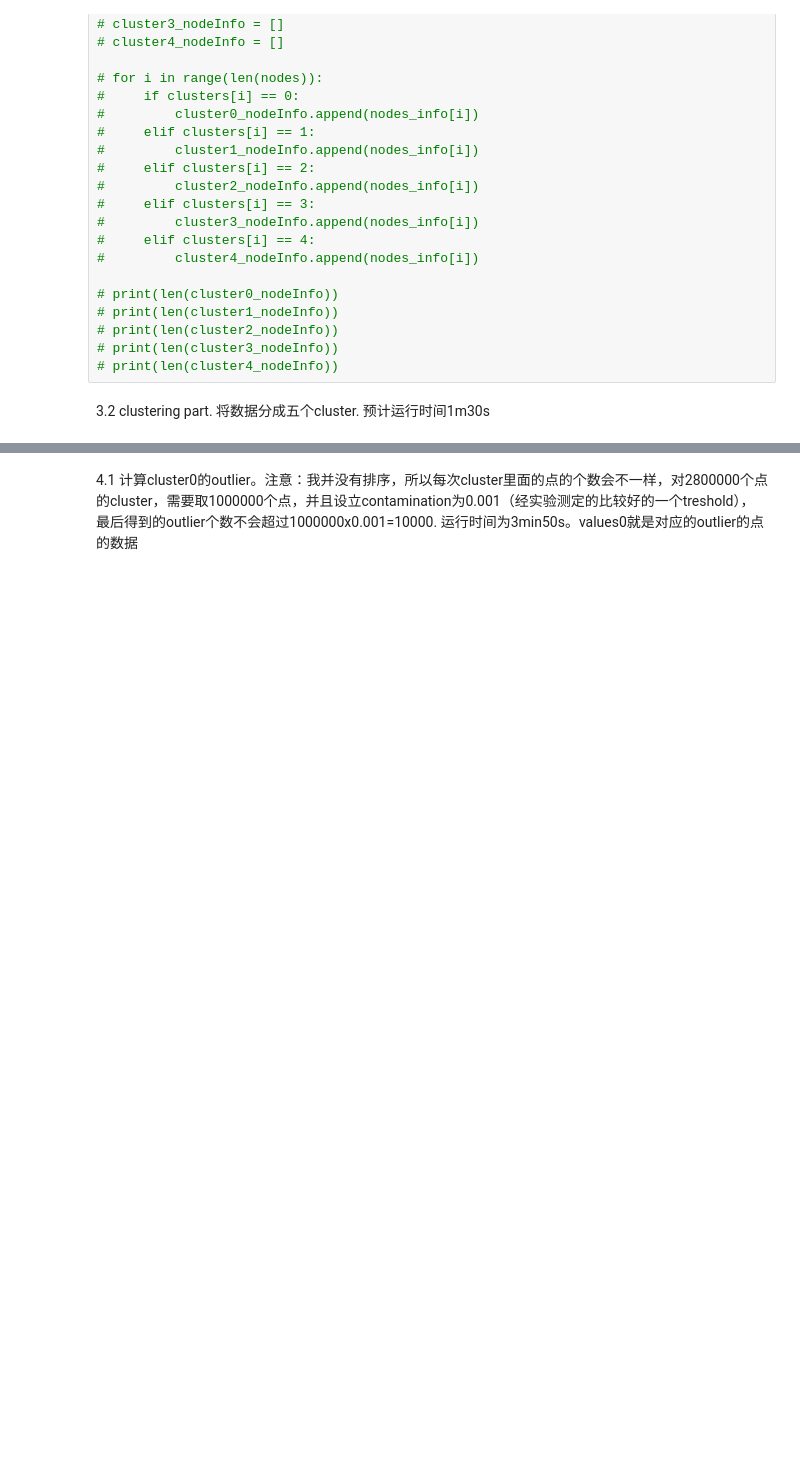
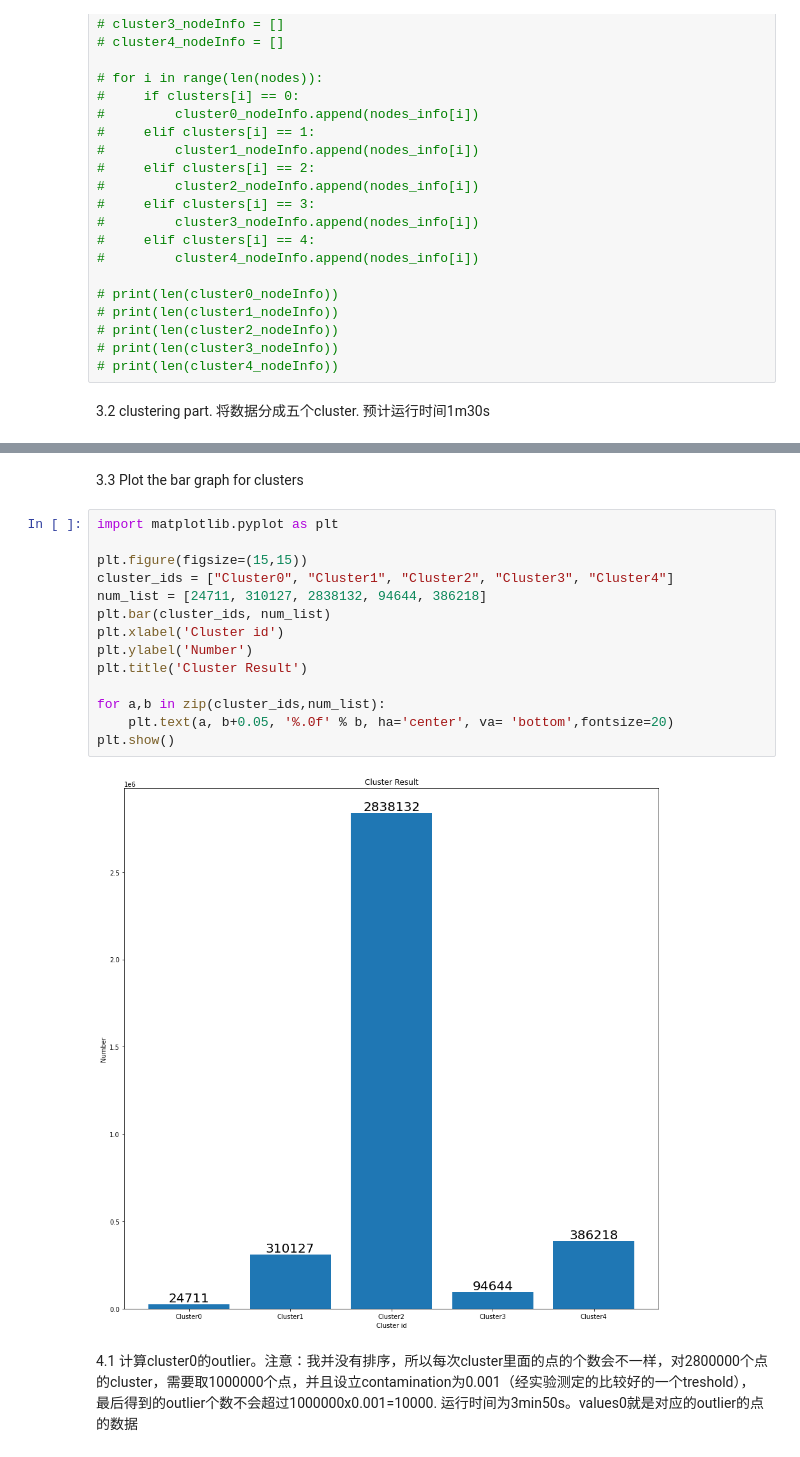
Before and after one commit to cse6242-fall22-group7/cse6242-fall22-group7, a Jupyter notebook: dataAnalysis/dataProcess.ipynb, the cells around one changed output, grey strips where cells are left out. Cells and saved outputs as stored; diff of their text form; blank space fills up the shorter version.

Commit message:
Results
1. Add mean and median results for features
2. Add bar graph for clusters

```diff
--- a/dataAnalysis/dataProcess.ipynb
+++ b/dataAnalysis/dataProcess.ipynb
@@ -462,3 +479,21 @@ print(len(cluster4_nodeInfo))
+# %% [markdown]
+3.3 Plot the bar graph for clusters
+# %%
+import matplotlib.pyplot as plt
+
+plt.figure(figsize=(15,15))
+cluster_ids = ["Cluster0", "Cluster1", "Cluster2", "Cluster3", "Cluster4"]
+num_list = [24711, 310127, 2838132, 94644, 386218]
+plt.bar(cluster_ids, num_list)
+plt.xlabel('Cluster id')
+plt.ylabel('Number')
+plt.title('Cluster Result')
+
+for a,b in zip(cluster_ids,num_list):
+    plt.text(a, b+0.05, '%.0f' % b, ha='center', va= 'bottom',fontsize=20)
+plt.show()
+# %% [output]
+[figure, added]
 # %% [markdown]
 4.1 计算cluster0的outlier。注意：我并没有排序，所以每次cluster里面的点的个数会不一样，对2800000个点的cluster，需要取1000000个点，并且设立contamination为0.001（经实验测定的比较好的一个treshold），最后得到的outlier个数不会超过1000000x0.001=10000. 运行时间为3min50s。values0就是对应的outlier的点的数据
 # %% [markdown]
```
Also changed, not shown: parts of 10 cells of this notebook.
